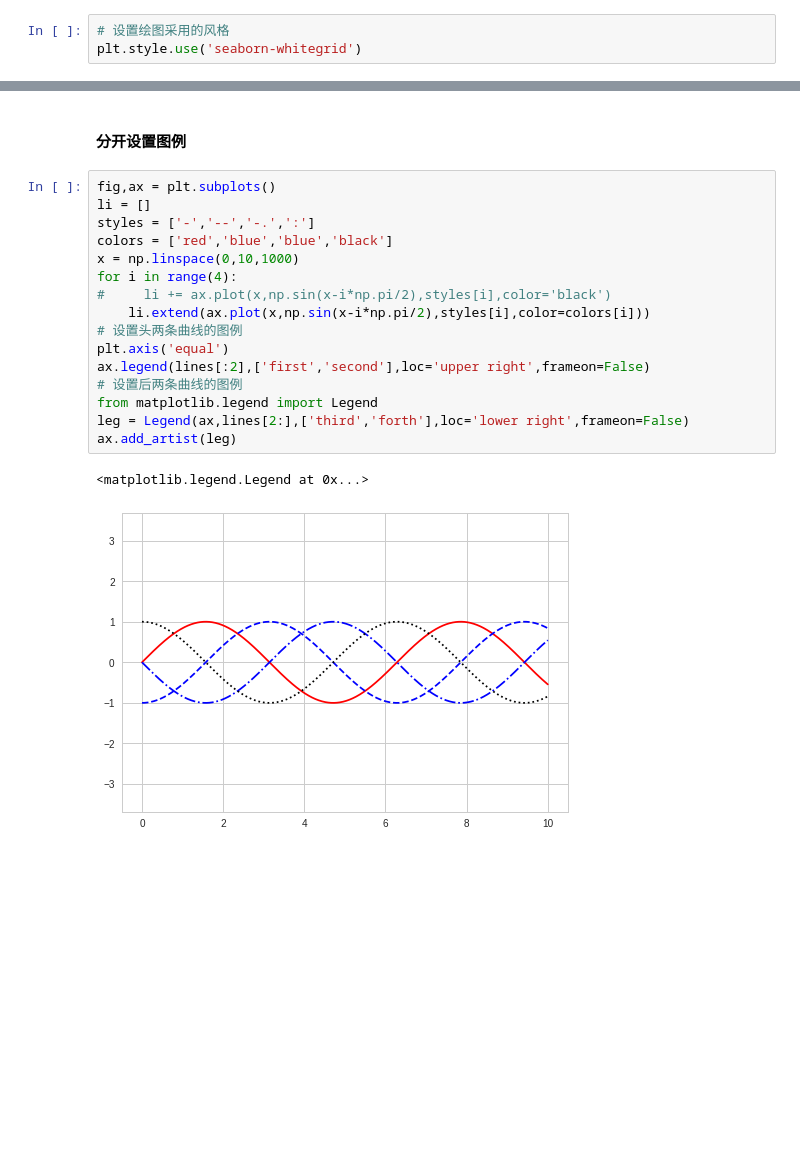
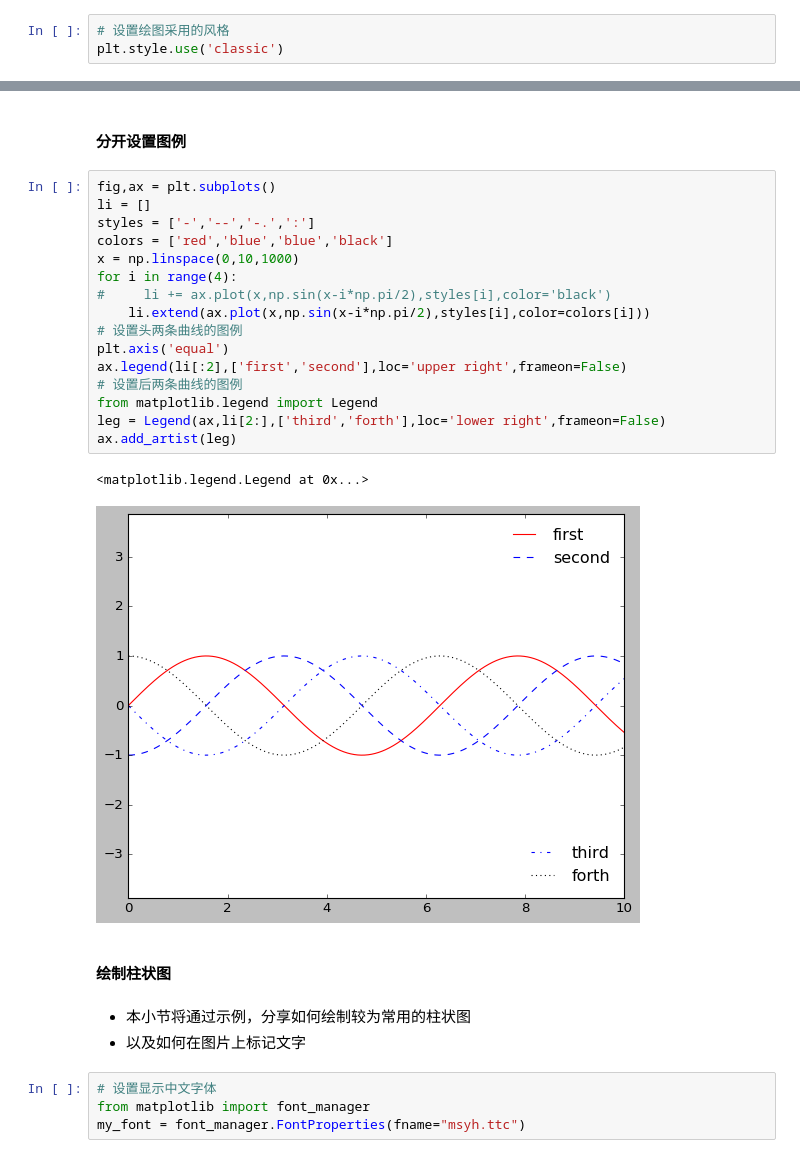
Before and after one commit to PeterZhangxing/my_lectures, a Jupyter notebook: about_plt/basic_plt.ipynb, the cells around one changed output, grey strips where cells are left out. Saved outputs shown, nothing was run; the diff lists cells and outputs as text; blank space fills up the shorter version.

```diff
--- a/about_plt/basic_plt.ipynb
+++ b/about_plt/basic_plt.ipynb
@@ -36,6 +36,6 @@ plt.style.available
 # %%
 # 设置绘图采用的风格
-plt.style.use('seaborn-whitegrid')
+plt.style.use('classic')
 # %% [markdown]
 #### 绘制折线图
 # %%
@@ -231,19 +257,28 @@ counts,bin_edges
 # %%
 fig,ax = plt.subplots()
 li = []
 styles = ['-','--','-.',':']
 colors = ['red','blue','blue','black']
 x = np.linspace(0,10,1000)
 for i in range(4):
 #     li += ax.plot(x,np.sin(x-i*np.pi/2),styles[i],color='black')
     li.extend(ax.plot(x,np.sin(x-i*np.pi/2),styles[i],color=colors[i]))
 # 设置头两条曲线的图例
 plt.axis('equal')
-ax.legend(lines[:2],['first','second'],loc='upper right',frameon=False)
+ax.legend(li[:2],['first','second'],loc='upper right',frameon=False)
 # 设置后两条曲线的图例
 from matplotlib.legend import Legend
-leg = Legend(ax,lines[2:],['third','forth'],loc='lower right',frameon=False)
+leg = Legend(ax,li[2:],['third','forth'],loc='lower right',frameon=False)
 ax.add_artist(leg)
 # %% [output]
 <matplotlib.legend.Legend at 0x...>
-[figure, old version]
+[figure, new version]
+# %% [markdown]
+#### 绘制柱状图
+# %% [markdown]
+- 本小节将通过示例，分享如何绘制较为常用的柱状图
+- 以及如何在图片上标记文字
+# %%
+# 设置显示中文字体
+from matplotlib import font_manager
+my_font = font_manager.FontProperties(fname="msyh.ttc")
```
Also changed, not shown: parts of 35 cells of this notebook, 3 other files.
